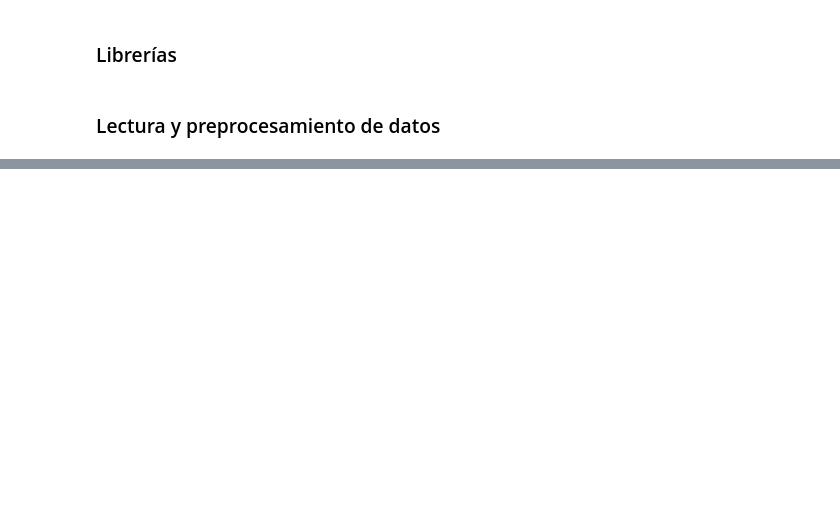
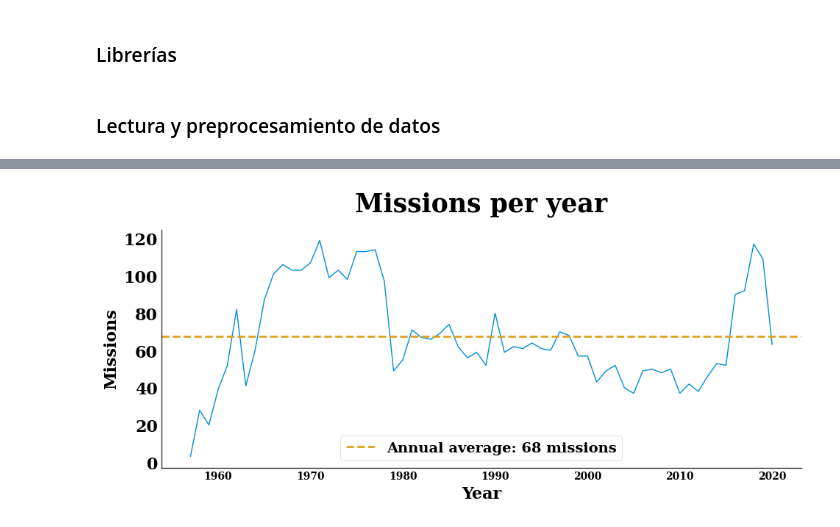
Before and after one commit to pablocarmona1527/Data_analyst, a Jupyter notebook: space_missions.ipynb, the cells around one changed output, grey strips where cells are left out. Saved outputs shown, nothing was run; the diff lists cells and outputs as text; code cells hidden in the pictures; blank space fills up the shorter version.

```diff
--- a/space_missions.ipynb
+++ b/space_missions.ipynb
@@ -66,0 +109,18 @@ df = df.sort_values('date').reset_index(drop=True)
+# %%
+##Cambio de la cantidad de misiones
+misiones_por_year = df.groupby('year')['company'].count().reset_index()
+
+fig, ax = plt.subplots(figsize=(10,4))
+
+misiones_por_year.plot(lw=1,x='year',ax=ax).set_title('Missions per year',y=1.05)
+
+##Promedio de lanzamientos por año
+
+ax.spines[['top','right']].set_visible(False)
+ax.set_xlabel('Year')
+ax.set_ylabel('Missions')
+mean = ax.axhline(misiones_por_year['company'].mean(),lw=2, ls='--',color='goldenrod',label=f'Annual average: {misiones_por_year["company"].mean():.0f} missions')
+ax.legend(handles=[mean],loc='lower center')
+plt.show()
+# %% [output]
+[figure, added]
```
Also changed, not shown: parts of 14 cells of this notebook.
